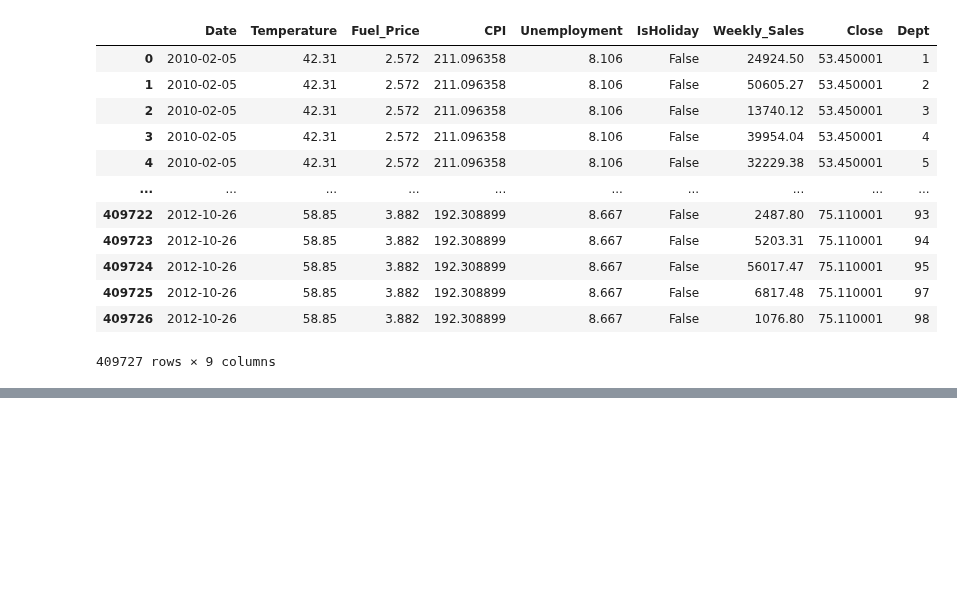
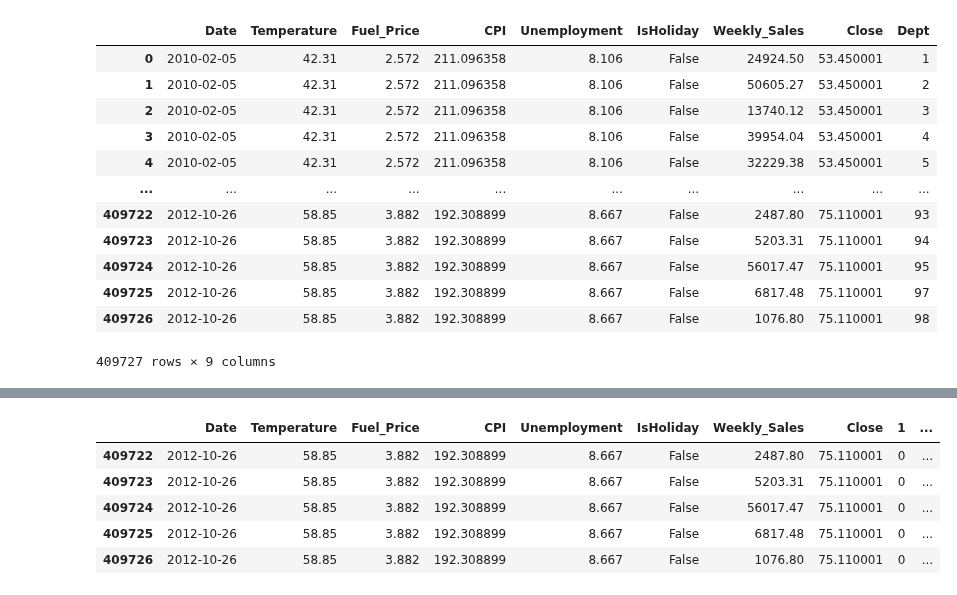
Before and after one commit to arnaldo9408/SpringBoard, a Jupyter notebook: Data Wranging/Capstone Two - Data Wrangling.ipynb, the cells around one changed output, grey strips where cells are left out. Saved outputs shown, nothing was run; the diff lists cells and outputs as text; code cells hidden in the pictures; blank space fills up the shorter version.

```diff
--- a/Data Wranging/Capstone Two - Data Wrangling.ipynb
+++ b/Data Wranging/Capstone Two - Data Wrangling.ipynb
@@ -478,0 +445,10 @@ Temperature
+# %%
+pd.set_option('max_columns', None)
+df.tail()
+# %% [output]
+|  | Date | Temperature | Fuel_Price | CPI | Unemployment | IsHoliday | Weekly_Sales | Close | 1 | ... |
+| 409722 | 2012-10-26 | 58.85 | 3.882 | 192.308899 | 8.667 | False | 2487.80 | 75.110001 | 0 | ... |
+| 409723 | 2012-10-26 | 58.85 | 3.882 | 192.308899 | 8.667 | False | 5203.31 | 75.110001 | 0 | ... |
+| 409724 | 2012-10-26 | 58.85 | 3.882 | 192.308899 | 8.667 | False | 56017.47 | 75.110001 | 0 | ... |
+| 409725 | 2012-10-26 | 58.85 | 3.882 | 192.308899 | 8.667 | False | 6817.48 | 75.110001 | 0 | ... |
+| 409726 | 2012-10-26 | 58.85 | 3.882 | 192.308899 | 8.667 | False | 1076.80 | 75.110001 | 0 | ... |
```
Also changed, not shown: parts of 24 cells of this notebook.
